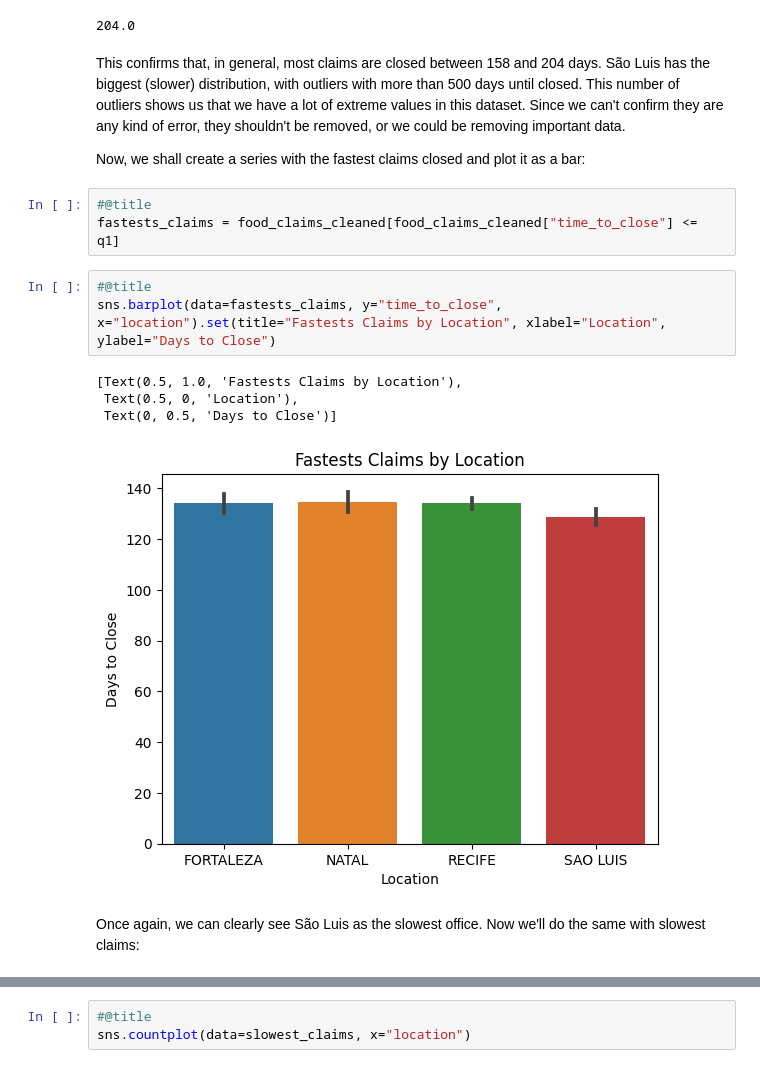
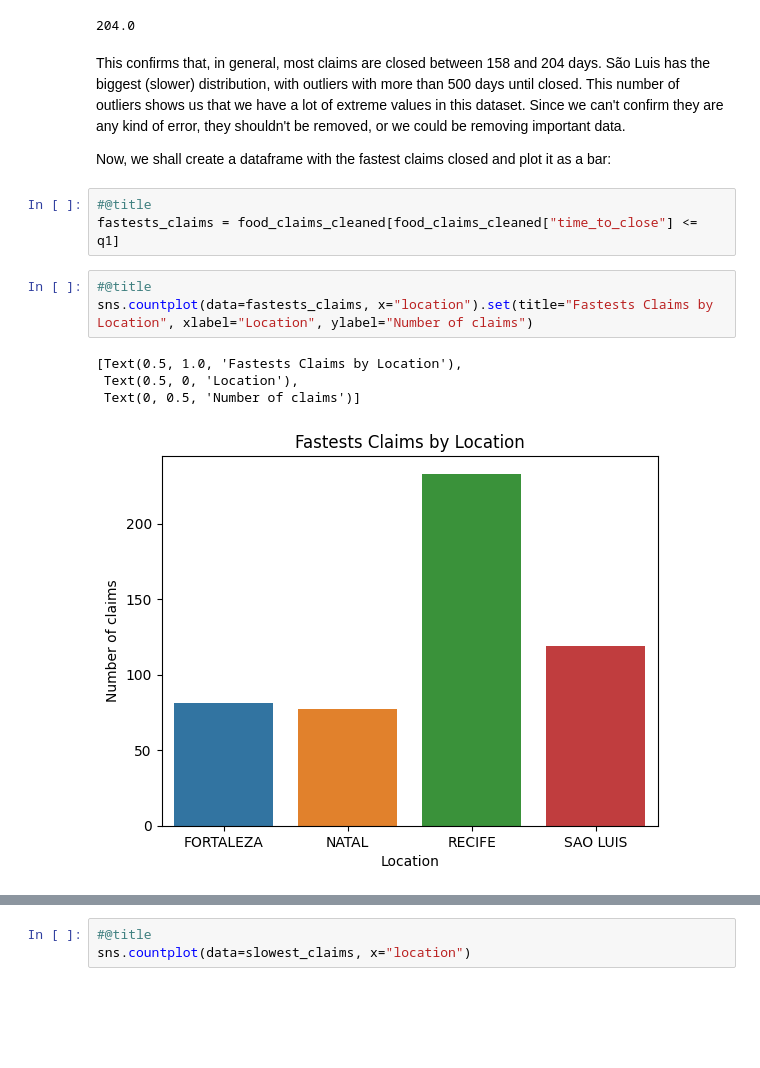
Before and after one commit to matheusaraujotrd/Dados-PRF, a Jupyter notebook: Case-Study-1-Food-Claims/notebook.ipynb, the cells around one changed output, grey strips where cells are left out. Saved outputs shown, nothing was run; the diff lists cells and outputs as text; blank space fills up the shorter version.

```diff
--- a/Case-Study-1-Food-Claims/notebook.ipynb
+++ b/Case-Study-1-Food-Claims/notebook.ipynb
@@ -257,20 +257,18 @@ display(q1, q3)
 # %% [markdown]
 This confirms that, in general, most claims are closed between 158 and 204 days. São Luis has the biggest (slower) distribution, with outliers with more than 500 days until closed. This number of outliers shows us that we have a lot of extreme values in this dataset. Since we can't confirm they are any kind of error, they shouldn't be removed, or we could be removing important data.
 
-Now, we shall create a series with the fastest claims closed and plot it as a bar:
+Now, we shall create a dataframe with the fastest claims closed and plot it as a bar:
 # %%
 #@title
 fastests_claims = food_claims_cleaned[food_claims_cleaned["time_to_close"] <= q1]
 # %%
 #@title
-sns.barplot(data=fastests_claims, y="time_to_close", x="location").set(title="Fastests Claims by Location", xlabel="Location", ylabel="Days to Close")
+sns.countplot(data=fastests_claims, x="location").set(title="Fastests Claims by Location", xlabel="Location", ylabel="Number of claims")
 # %% [output]
 [Text(0.5, 1.0, 'Fastests Claims by Location'),
  Text(0.5, 0, 'Location'),
- Text(0, 0.5, 'Days to Close')]
+ Text(0, 0.5, 'Number of claims')]
-[figure, old version]
+[figure, new version]
-# %% [markdown]
-Once again, we can clearly see São Luis as the slowest office. Now we'll do the same with slowest claims:
 # %%
 #@title
 slowest_claims = food_claims_cleaned[food_claims_cleaned["time_to_close"] >= q3]
```
Also changed, not shown: parts of 18 cells of this notebook.
